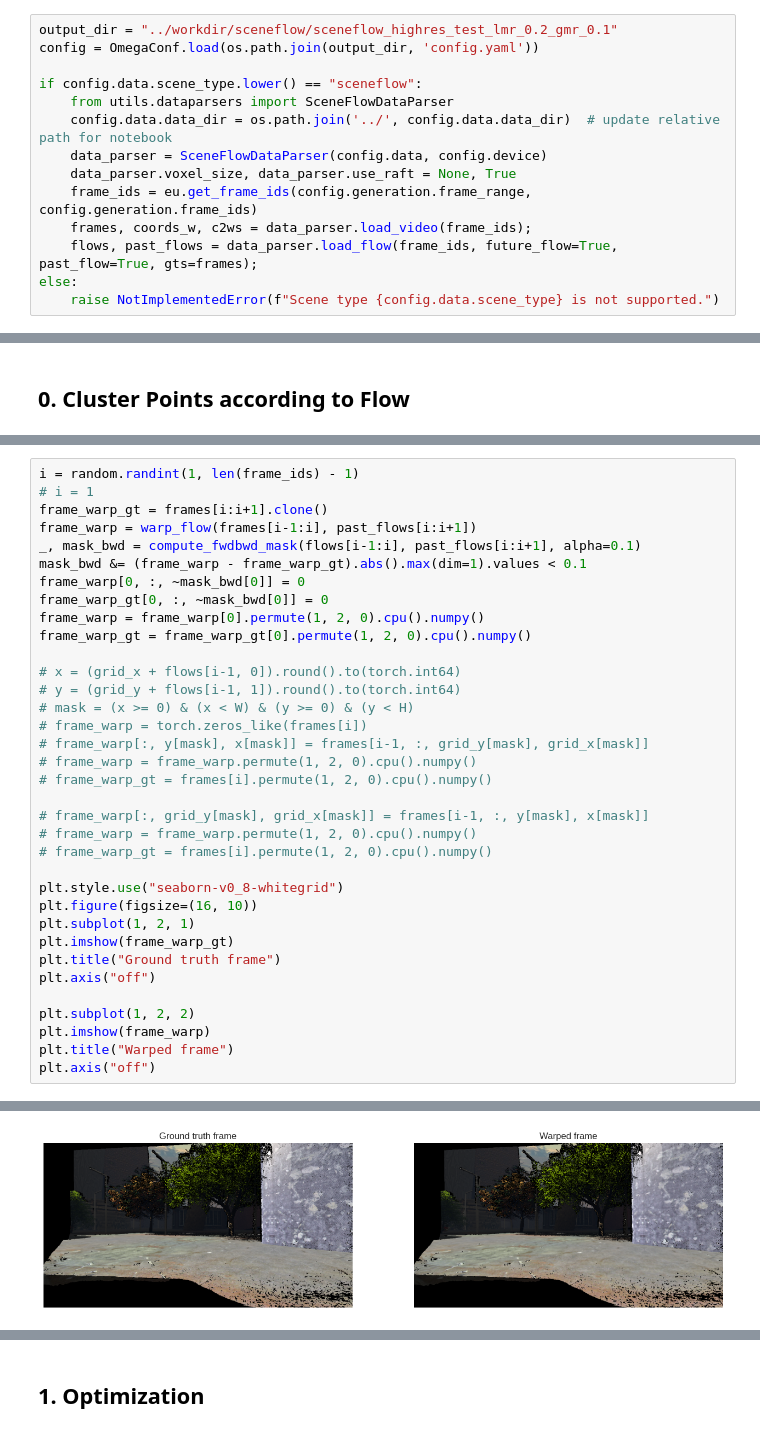
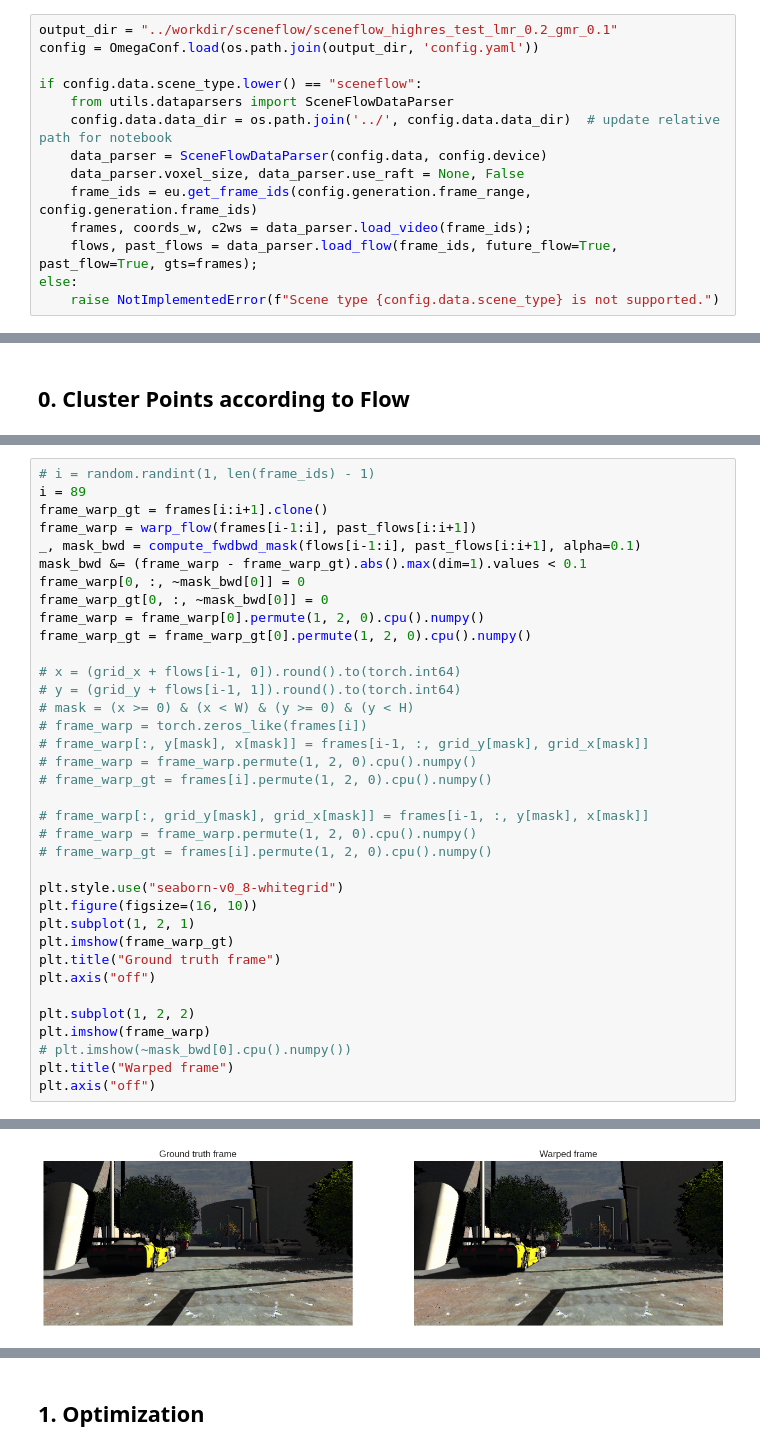
Before and after one commit to Linketic/TC-Light, a Jupyter notebook: notebooks/rgbd_opt.ipynb, the cells around one changed output, grey strips where cells are left out. Saved outputs shown, nothing was run; the diff lists cells and outputs as text.

```diff
--- a/notebooks/rgbd_opt.ipynb
+++ b/notebooks/rgbd_opt.ipynb
@@ -142,7 +144,7 @@ if config.data.scene_type.lower() == "sceneflow":
     from utils.dataparsers import SceneFlowDataParser
     config.data.data_dir = os.path.join('../', config.data.data_dir)  # update relative path for notebook
     data_parser = SceneFlowDataParser(config.data, config.device)
-    data_parser.voxel_size, data_parser.use_raft = None, True
+    data_parser.voxel_size, data_parser.use_raft = None, False
     frame_ids = eu.get_frame_ids(config.generation.frame_range, config.generation.frame_ids)
     frames, coords_w, c2ws = data_parser.load_video(frame_ids);
     flows, past_flows = data_parser.load_flow(frame_ids, future_flow=True, past_flow=True, gts=frames);
@@ -188,6 +190,6 @@ Total number of flow ids: 19759923 / 49152000
 # %%
-i = random.randint(1, len(frame_ids) - 1)
-# i = 1
+# i = random.randint(1, len(frame_ids) - 1)
+i = 89
 frame_warp_gt = frames[i:i+1].clone()
 frame_warp = warp_flow(frames[i-1:i], past_flows[i:i+1])
 _, mask_bwd = compute_fwdbwd_mask(flows[i-1:i], past_flows[i:i+1], alpha=0.1)
@@ -196,34 +198,35 @@ frame_warp[0, :, ~mask_bwd[0]] = 0
 frame_warp_gt[0, :, ~mask_bwd[0]] = 0
 frame_warp = frame_warp[0].permute(1, 2, 0).cpu().numpy()
 frame_warp_gt = frame_warp_gt[0].permute(1, 2, 0).cpu().numpy()
 
 # x = (grid_x + flows[i-1, 0]).round().to(torch.int64)
 # y = (grid_y + flows[i-1, 1]).round().to(torch.int64)
 # mask = (x >= 0) & (x < W) & (y >= 0) & (y < H)
 # frame_warp = torch.zeros_like(frames[i])
 # frame_warp[:, y[mask], x[mask]] = frames[i-1, :, grid_y[mask], grid_x[mask]]
 # frame_warp = frame_warp.permute(1, 2, 0).cpu().numpy()
 # frame_warp_gt = frames[i].permute(1, 2, 0).cpu().numpy()
 
 # frame_warp[:, grid_y[mask], grid_x[mask]] = frames[i-1, :, y[mask], x[mask]]
 # frame_warp = frame_warp.permute(1, 2, 0).cpu().numpy()
 # frame_warp_gt = frames[i].permute(1, 2, 0).cpu().numpy()
 
 plt.style.use("seaborn-v0_8-whitegrid")
 plt.figure(figsize=(16, 10))
 plt.subplot(1, 2, 1)
 plt.imshow(frame_warp_gt)
 plt.title("Ground truth frame")
 plt.axis("off")
 
 plt.subplot(1, 2, 2)
 plt.imshow(frame_warp)
+# plt.imshow(~mask_bwd[0].cpu().numpy())
 plt.title("Warped frame")
 plt.axis("off")
 # %% [output]
 Clipping input data to the valid range for imshow with RGB data ([0..1] for floats or [0..255] for integers).
 (-0.5, 959.5, 511.5, -0.5)
-[figure, old version]
+[figure, new version]
 # %%
 flow_ids = flow_ids.reshape(-1)
 feats_rgb = frames.permute(0, 2, 3, 1).reshape(-1, 3)
```
Also changed, not shown: parts of 15 cells of this notebook, 4 other files.
